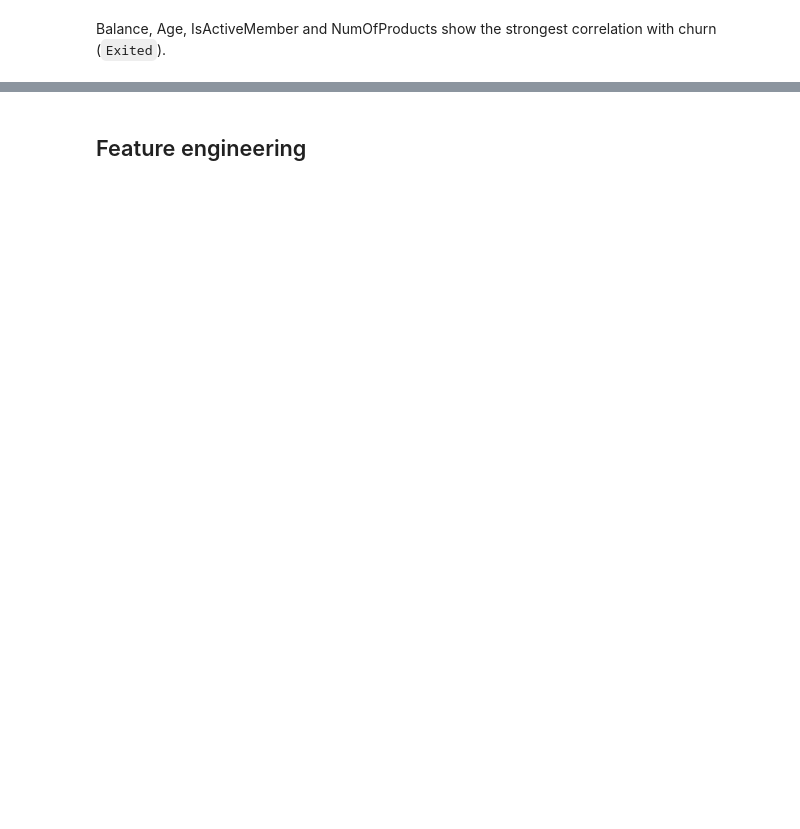
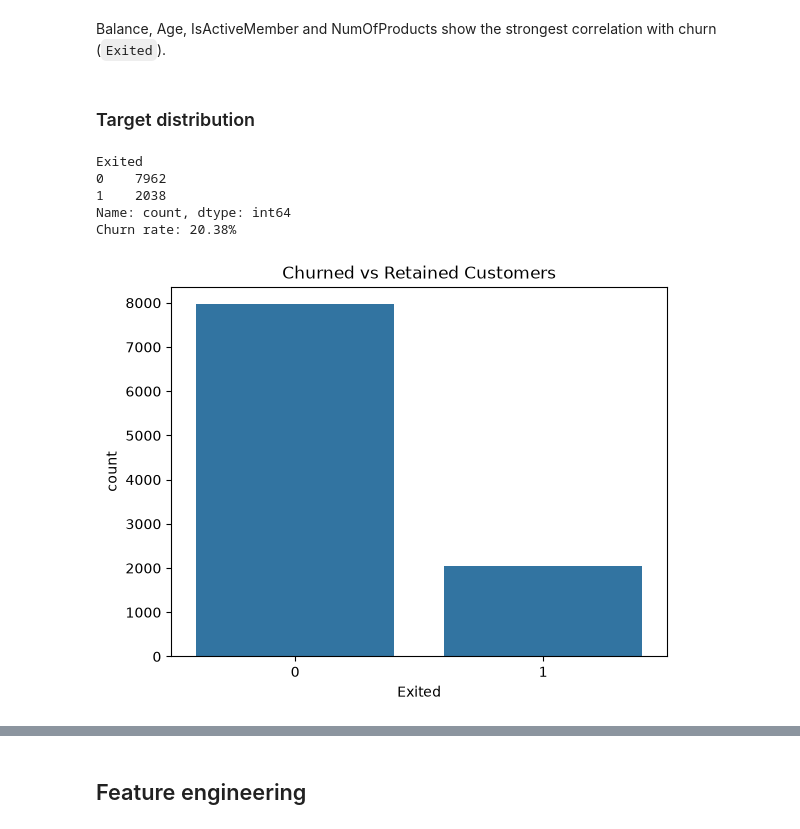
Before and after one commit to Sobhin12/Churn_Prediction, a Jupyter notebook: analysis.ipynb, the cells around one changed output, grey strips where cells are left out. Drawn from its saved outputs; the diff is of its cells as text; code cells hidden in the pictures; blank space fills up the shorter version.

```diff
--- a/analysis.ipynb
+++ b/analysis.ipynb
@@ -36,2 +98,20 @@ plt.show()
 # %% [markdown]
 Balance, Age, IsActiveMember and NumOfProducts show the strongest correlation with churn (`Exited`).
+# %% [markdown]
+### Target distribution
+# %%
+churn_counts = df['Exited'].value_counts()
+churn_rate = df['Exited'].mean()
+print(churn_counts)
+print(f'Churn rate: {churn_rate:.2%}')
+
+sns.countplot(data=df, x='Exited')
+plt.title('Churned vs Retained Customers')
+plt.show()
+# %% [output]
+Exited
+0    7962
+1    2038
+Name: count, dtype: int64
+Churn rate: 20.38%
+[figure, added]
```
Also changed, not shown: parts of 31 cells of this notebook.
